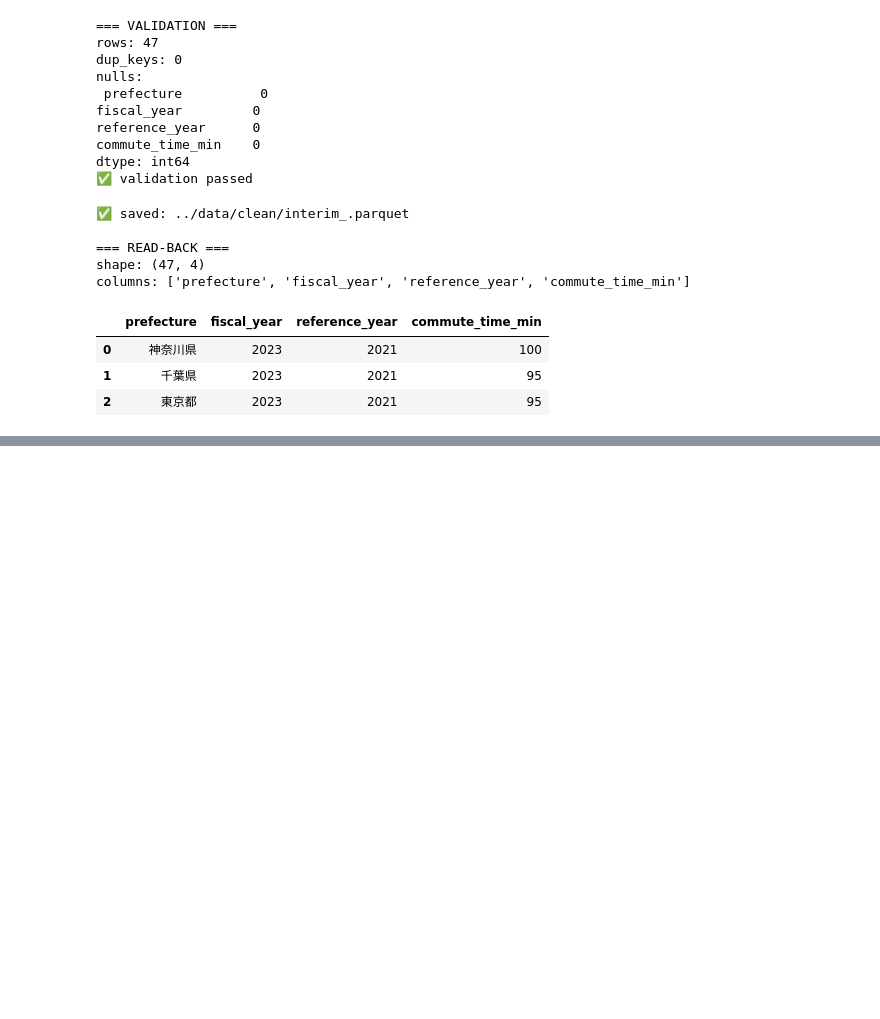
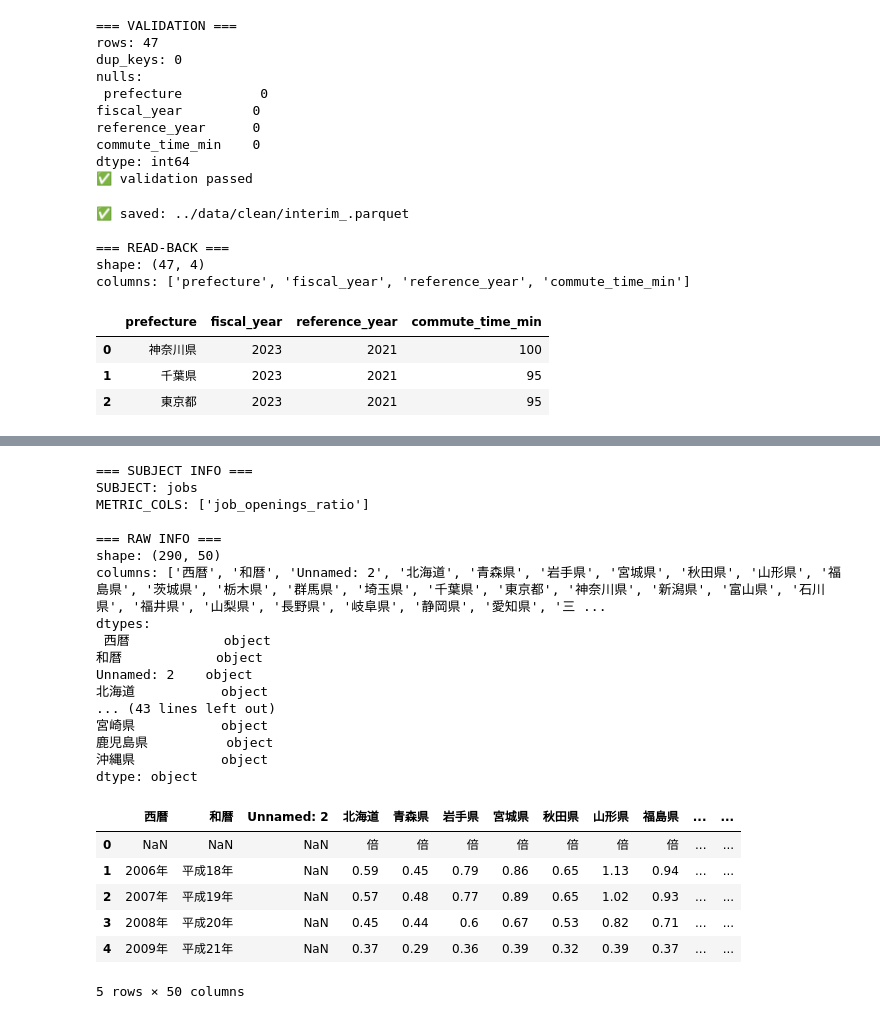
Before and after one commit to h-hayakawa-dev/nurse-turnover-analysis, a Jupyter notebook: notebooks/01_create_interim_dataset.ipynb, the cells around one changed output, grey strips where cells are left out. Cells and saved outputs as stored; diff of their text form; code cells hidden in the pictures; blank space fills up the shorter version.

```diff
--- a/notebooks/01_create_interim_dataset.ipynb
+++ b/notebooks/01_create_interim_dataset.ipynb
@@ -1818,0 +1898,47 @@ columns: ['prefecture', 'fiscal_year', 'reference_year', 'commute_time_min']
+# %%
+# ==========================
+# 1-3 SUBJECT / METRIC定義
+# ==========================
+
+# ★CHANGE: 対象指標列（英語最終名）
+METRIC_COLS = ["job_openings_ratio"]
+print("\n=== SUBJECT INFO ===")
+print("SUBJECT:", SUBJECT)
+print("METRIC_COLS:", METRIC_COLS)
+
+# ==========================
+# 1-3 Read（Raw → DataFrame）
+# ★CHANGE: header のみ変更（列加工・型変換はしない）
+# ==========================
+df_raw = pd.read_excel(raw_path, sheet_name="第１８表ー４　有効求人倍率（実数）", header=1)
+
+print("\n=== RAW INFO ===")
+print("shape:", df_raw.shape)
+print("columns:", list(df_raw.columns))
+print("dtypes:\n", df_raw.dtypes)
+display(df_raw.head(5))
+# %% [output]
+=== SUBJECT INFO ===
+SUBJECT: jobs
+METRIC_COLS: ['job_openings_ratio']
+
+=== RAW INFO ===
+shape: (290, 50)
+columns: ['西暦', '和暦', 'Unnamed: 2', '北海道', '青森県', '岩手県', '宮城県', '秋田県', '山形県', '福島県', '茨城県', '栃木県', '群馬県', '埼玉県', '千葉県', '東京都', '神奈川県', '新潟県', '富山県', '石川県', '福井県', '山梨県', '長野県', '岐阜県', '静岡県', '愛知県', '三 ...
+dtypes:
+ 西暦            object
+和暦            object
+Unnamed: 2    object
+北海道           object
+... (43 lines left out)
+宮崎県           object
+鹿児島県          object
+沖縄県           object
+dtype: object
+|  | 西暦 | 和暦 | Unnamed: 2 | 北海道 | 青森県 | 岩手県 | 宮城県 | 秋田県 | 山形県 | 福島県 | ... | ... |
+| 0 | NaN | NaN | NaN | 倍 | 倍 | 倍 | 倍 | 倍 | 倍 | 倍 | ... | ... |
+| 1 | 2006年 | 平成18年 | NaN | 0.59 | 0.45 | 0.79 | 0.86 | 0.65 | 1.13 | 0.94 | ... | ... |
+| 2 | 2007年 | 平成19年 | NaN | 0.57 | 0.48 | 0.77 | 0.89 | 0.65 | 1.02 | 0.93 | ... | ... |
+| 3 | 2008年 | 平成20年 | NaN | 0.45 | 0.44 | 0.6 | 0.67 | 0.53 | 0.82 | 0.71 | ... | ... |
+| 4 | 2009年 | 平成21年 | NaN | 0.37 | 0.29 | 0.36 | 0.39 | 0.32 | 0.39 | 0.37 | ... | ... |
+5 rows × 50 columns
```
Also changed, not shown: parts of 12 cells of this notebook.
